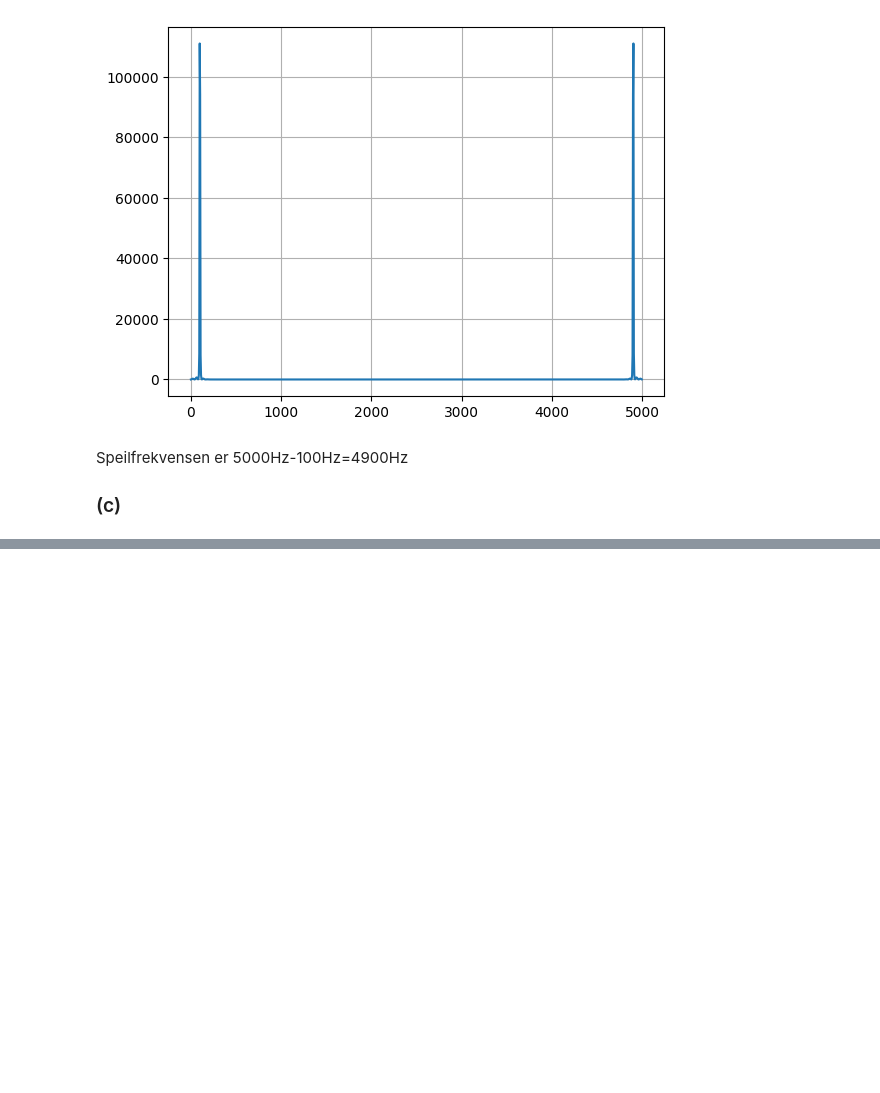
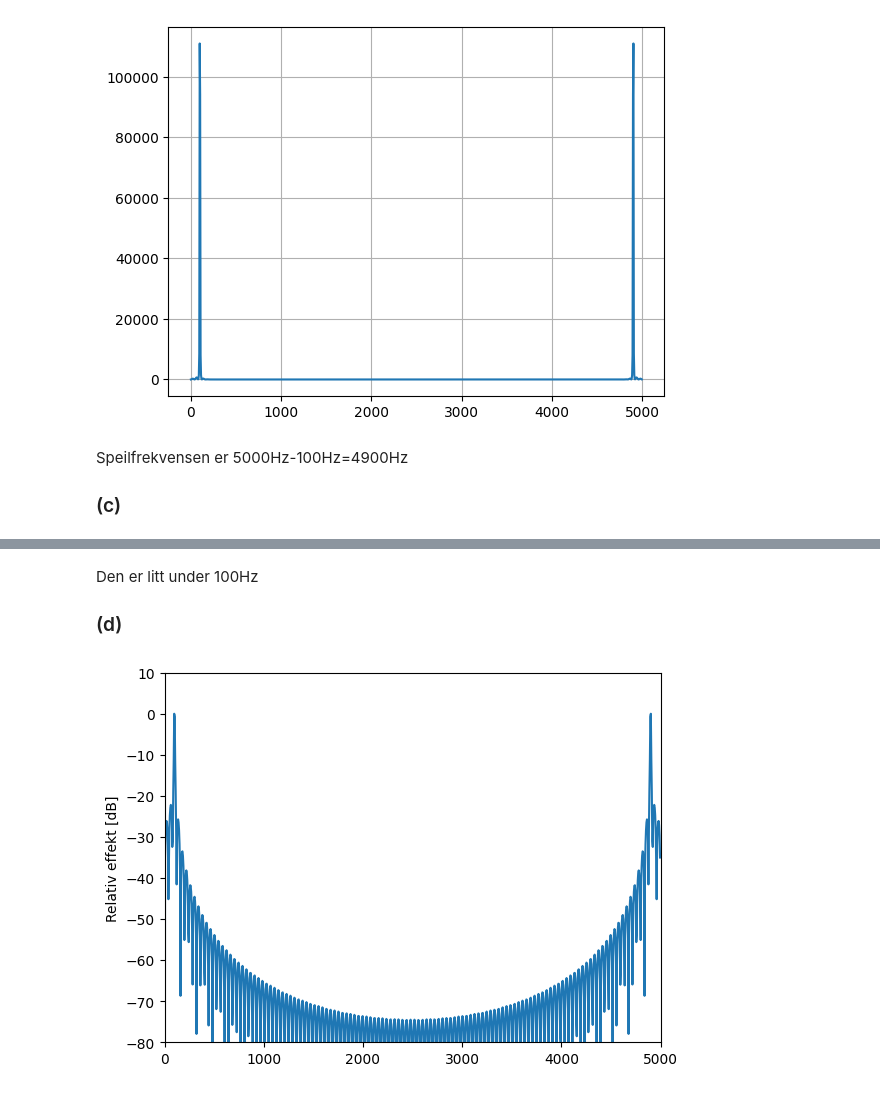
Before and after one commit to lisrad1513/TTT4280, a Jupyter notebook: Øvinger/Øving2/Lisa_sin_versjon.ipynb, the cells around one changed output, grey strips where cells are left out. Drawn from its saved outputs; the diff is of its cells as text; code cells hidden in the pictures; blank space fills up the shorter version.

```diff
--- a/Øvinger/Øving2/Lisa_sin_versjon.ipynb
+++ b/Øvinger/Øving2/Lisa_sin_versjon.ipynb
@@ -49,0 +59,18 @@ Speilfrekvensen er 5000Hz-100Hz=4900Hz
+# %% [markdown]
+Den er litt under 100Hz
+
+### (d)
+# %%
+X_mag = np.abs(X)
+X_mag_db = 20 * np.log10(X_mag)
+
+X_mag_db = X_mag_db - np.max(X_mag_db)
+
+plt.figure()
+plt.plot(f, X_mag_db)
+plt.ylabel("Relativ effekt [dB]")
+plt.ylim([-80, 10])
+plt.xlim([0, f_s])
+plt.show()
+# %% [output]
+[figure, added]
```
Also changed, not shown: parts of 8 cells of this notebook.
